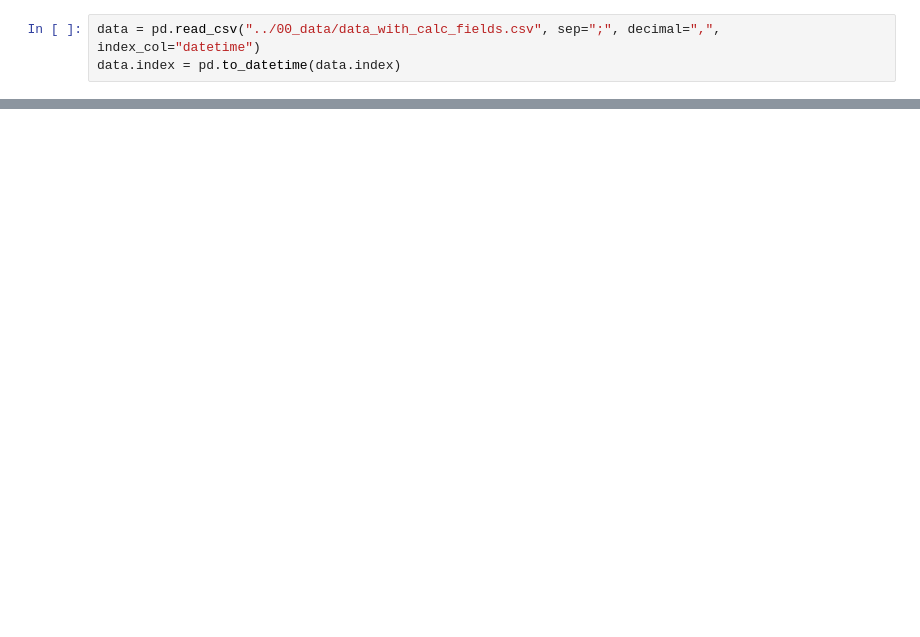
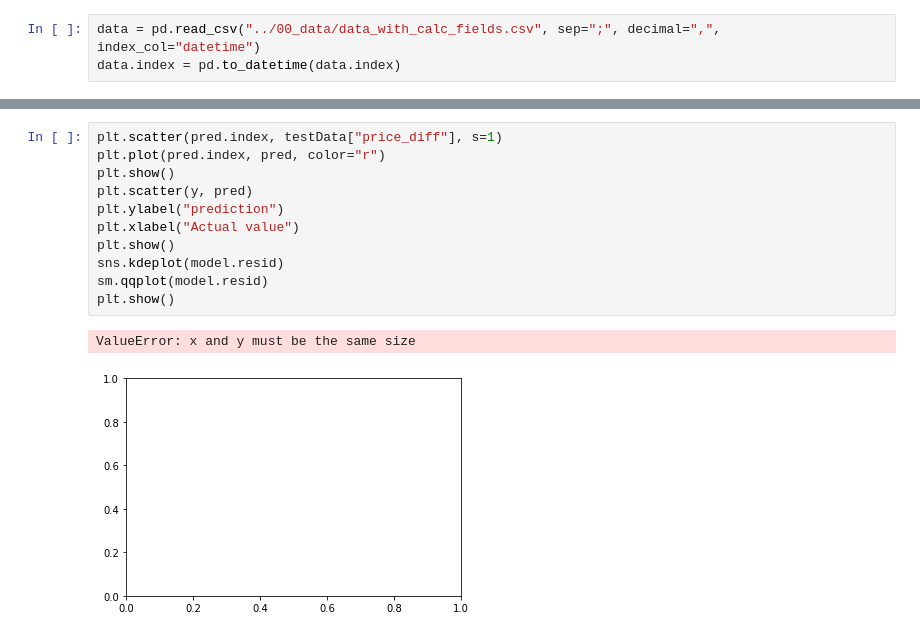
Before and after one commit to mauricepohl/pandas, a Jupyter notebook: 03_modeling/Modeling - Regression.ipynb, the cells around one changed output, grey strips where cells are left out. Drawn from its saved outputs; the diff is of its cells as text; blank space fills up the shorter version.

```diff
--- a/03_modeling/Modeling - Regression.ipynb
+++ b/03_modeling/Modeling - Regression.ipynb
@@ -110,0 +134,14 @@ Mean MSE testing data for 50 runs: 37.20360772201442
+# %%
+plt.scatter(pred.index, testData["price_diff"], s=1)
+plt.plot(pred.index, pred, color="r")
+plt.show()
+plt.scatter(y, pred)
+plt.ylabel("prediction")
+plt.xlabel("Actual value")
+plt.show()
+sns.kdeplot(model.resid)
+sm.qqplot(model.resid)
+plt.show()
+# %% [output]
+ValueError: x and y must be the same size
+[figure, added]
```
Also changed, not shown: parts of 13 cells of this notebook.
